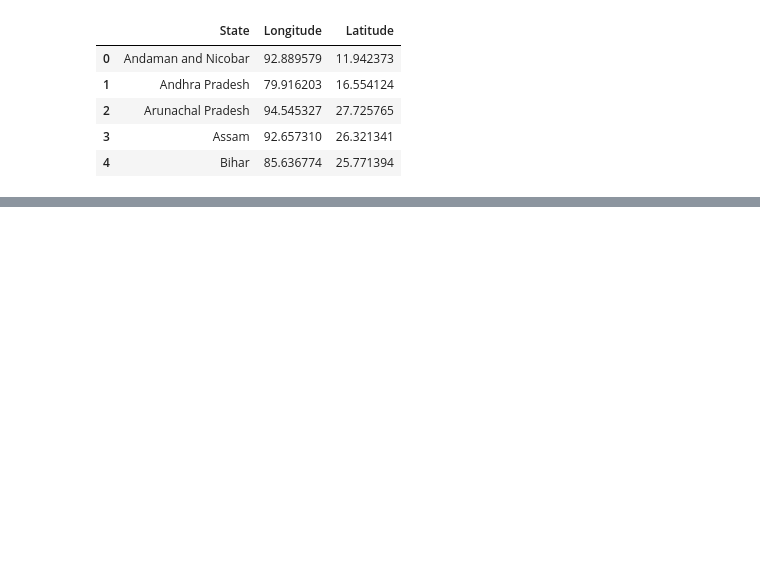
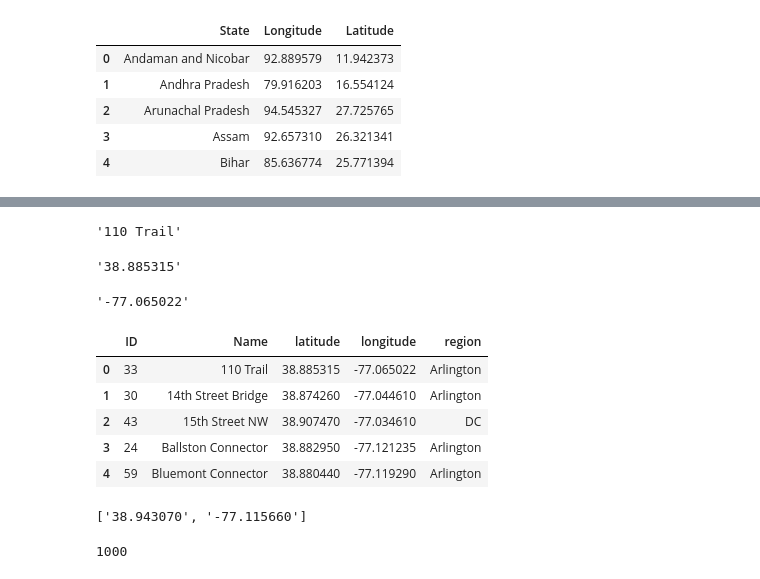
Before and after one commit to plthiyagu/DataScience-Enterprise-Architect, a Jupyter notebook: 12-Vision and Image/Geospatial_Analysis_Folium.ipynb, the cells around one changed output, grey strips where cells are left out. Saved outputs shown, nothing was run; the diff lists cells and outputs as text; code cells hidden in the pictures; blank space fills up the shorter version.

```diff
--- a/12-Vision and Image/Geospatial_Analysis_Folium.ipynb
+++ b/12-Vision and Image/Geospatial_Analysis_Folium.ipynb
@@ -121,0 +136,57 @@ india2
+# %%
+tree = ElementTree.parse(xml_data)
+counter = tree.find('counter')
+name = counter.find('name')
+name.text
+# %% [output]
+'110 Trail'
+# %%
+counter.find('latitude').text
+# %% [output]
+'38.885315'
+# %%
+counter.find('longitude').text
+# %% [output]
+'-77.065022'
+# %%
+id = []
+name = []
+latitude = []
+longitude = []
+region = []
+
+
+for c in tree.findall('counter'):
+    id.append(c.attrib['id'])
+    name.append(c.find('name').text)
+    latitude.append(c.find('latitude').text)
+    longitude.append(c.find('longitude').text)
+    region.append(c.find('region/name').text)
+
+df_counters = pd.DataFrame(
+    {'ID' : id,
+     'Name' : name,
+     'latitude' : latitude,
+     'longitude' : longitude,
+     'region' : region
+    })
+df_counters.head()
+# %% [output]
+|  | ID | Name | latitude | longitude | region |
+| 0 | 33 | 110 Trail | 38.885315 | -77.065022 | Arlington |
+| 1 | 30 | 14th Street Bridge | 38.874260 | -77.044610 | Arlington |
+| 2 | 43 | 15th Street NW | 38.907470 | -77.034610 | DC |
+| 3 | 24 | Ballston Connector | 38.882950 | -77.121235 | Arlington |
+| 4 | 59 | Bluemont Connector | 38.880440 | -77.119290 | Arlington |
+# %%
+locations = df_counters[['latitude', 'longitude']]
+locationlist = locations.values.tolist()
+len(locationlist)
+locationlist[7]
+# %% [output]
+['38.943070', '-77.115660']
+# %%
+import sys
+print(sys.getrecursionlimit())
+# %% [output]
+1000
```
Also changed, not shown: parts of 10 cells of this notebook.
